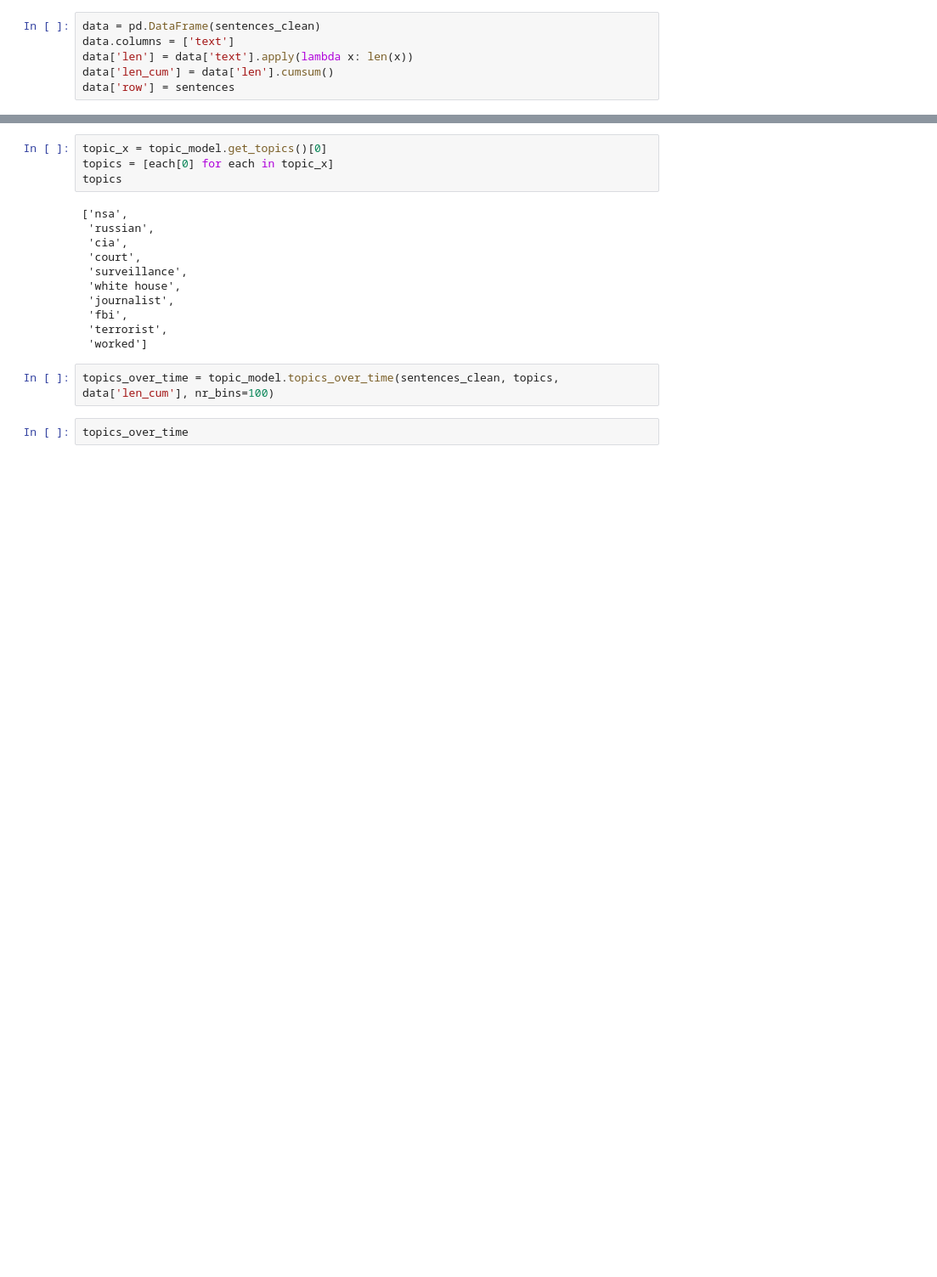
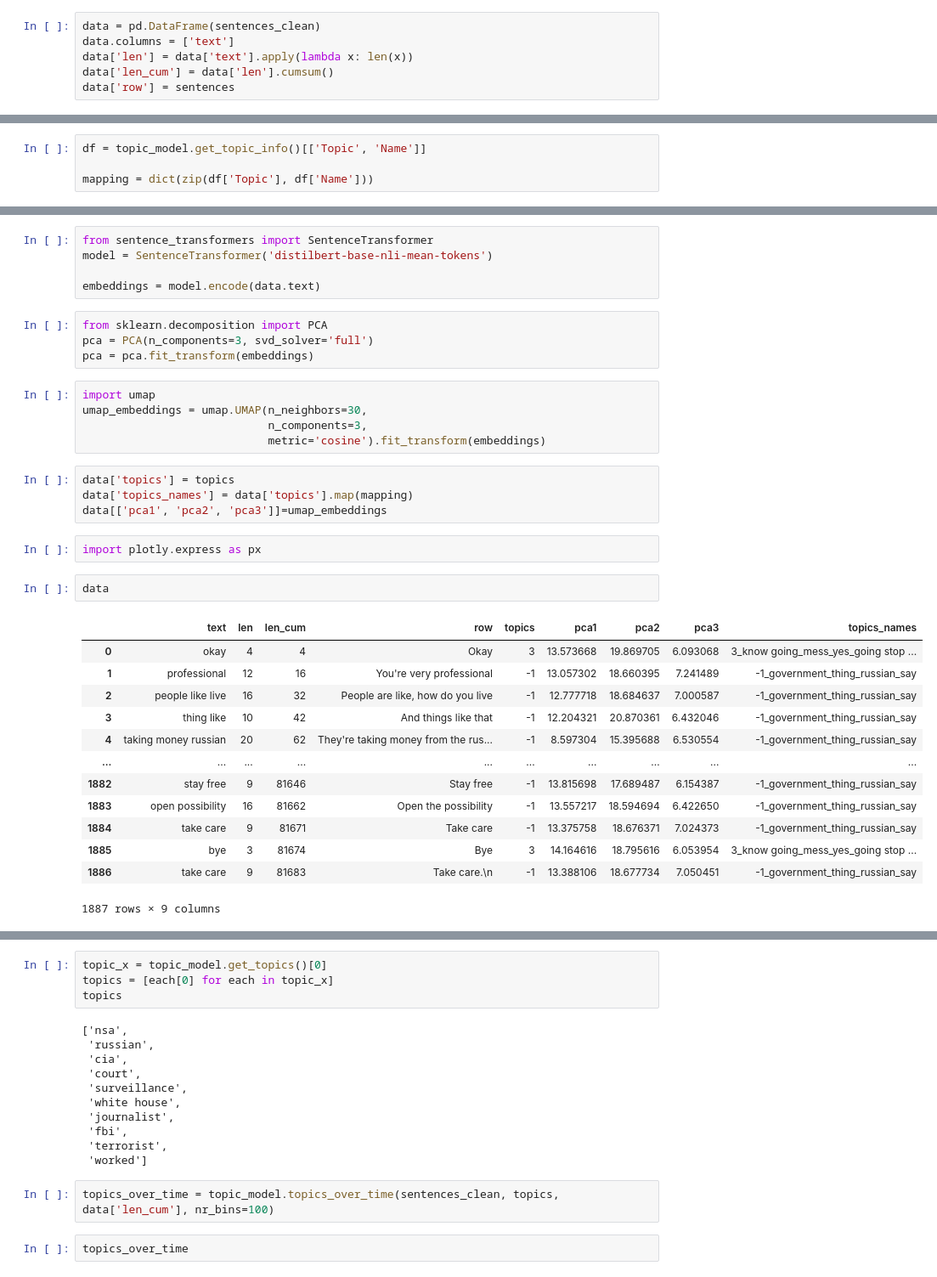
Before and after one commit to poloniki/quint, a Jupyter notebook: notebooks/Bert_topic.ipynb, the cells around one changed output, grey strips where cells are left out. Shown at 85% size. Drawn from its saved outputs; the diff is of its cells as text; blank space fills up the shorter version.

```diff
--- a/notebooks/Bert_topic.ipynb
+++ b/notebooks/Bert_topic.ipynb
@@ -74,0 +59,4 @@ topics, probs = topic_model.fit_transform(sentences_clean)
+# %%
+df = topic_model.get_topic_info()[['Topic', 'Name']]
+
+mapping = dict(zip(df['Topic'], df['Name']))
@@ -74,0 +71,36 @@ topics, probs = topic_model.fit_transform(sentences_clean)
+# %%
+from sentence_transformers import SentenceTransformer
+model = SentenceTransformer('distilbert-base-nli-mean-tokens')
+
+embeddings = model.encode(data.text)
+# %%
+from sklearn.decomposition import PCA
+pca = PCA(n_components=3, svd_solver='full')
+pca = pca.fit_transform(embeddings)
+# %%
+import umap
+umap_embeddings = umap.UMAP(n_neighbors=30,
+                            n_components=3,
+                            metric='cosine').fit_transform(embeddings)
+# %%
+data['topics'] = topics
+data['topics_names'] = data['topics'].map(mapping)
+data[['pca1', 'pca2', 'pca3']]=umap_embeddings
+# %%
+import plotly.express as px
+# %%
+data
+# %% [output]
+|  | text | len | len_cum | row | topics | pca1 | pca2 | pca3 | topics_names |
+| 0 | okay | 4 | 4 | Okay | 3 | 13.573668 | 19.869705 | 6.093068 | 3_know going_mess_yes_going stop ... |
+| 1 | professional | 12 | 16 | You're very professional | -1 | 13.057302 | 18.660395 | 7.241489 | -1_government_thing_russian_say |
+| 2 | people like live | 16 | 32 | People are like, how do you live | -1 | 12.777718 | 18.684637 | 7.000587 | -1_government_thing_russian_say |
+| 3 | thing like | 10 | 42 | And things like that | -1 | 12.204321 | 20.870361 | 6.432046 | -1_government_thing_russian_say |
+| 4 | taking money russian | 20 | 62 | They're taking money from the rus... | -1 | 8.597304 | 15.395688 | 6.530554 | -1_government_thing_russian_say |
+| ... | ... | ... | ... | ... | ... | ... | ... | ... | ... |
+| 1882 | stay free | 9 | 81646 | Stay free | -1 | 13.815698 | 17.689487 | 6.154387 | -1_government_thing_russian_say |
+| 1883 | open possibility | 16 | 81662 | Open the possibility | -1 | 13.557217 | 18.594694 | 6.422650 | -1_government_thing_russian_say |
+| 1884 | take care | 9 | 81671 | Take care | -1 | 13.375758 | 18.676371 | 7.024373 | -1_government_thing_russian_say |
+| 1885 | bye | 3 | 81674 | Bye | 3 | 14.164616 | 18.795616 | 6.053954 | 3_know going_mess_yes_going stop ... |
+| 1886 | take care | 9 | 81683 | Take care.\n | -1 | 13.388106 | 18.677734 | 7.050451 | -1_government_thing_russian_say |
+1887 rows × 9 columns
```
Also changed, not shown: parts of 5 cells of this notebook, 12 other files.
